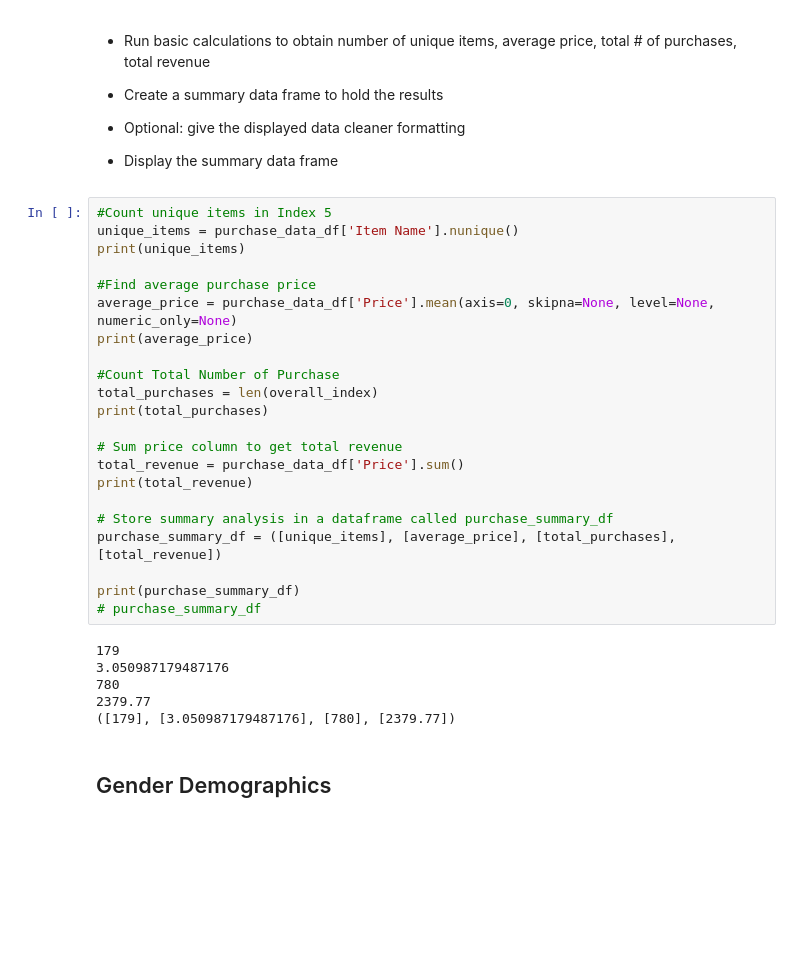
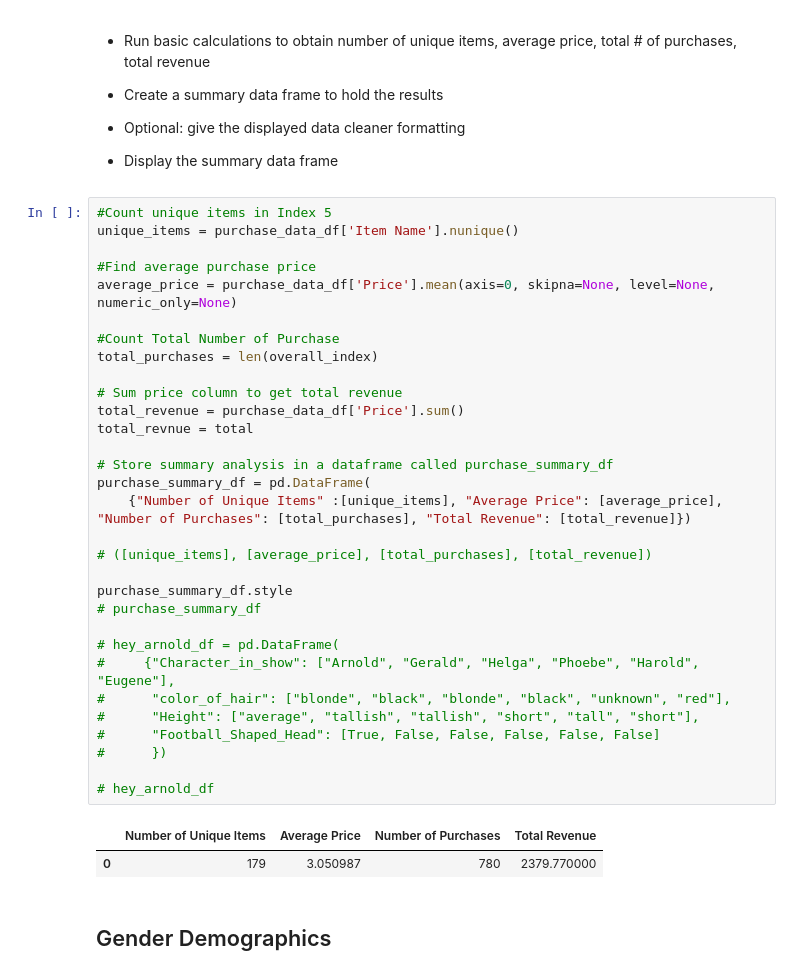
Before and after one commit to ruthhinkle/pandas-challenge, a Jupyter notebook: HeroesOfPymoli_RUTH.ipynb, the cells around one changed output. Drawn from its saved outputs; the diff is of its cells as text; blank space fills up the shorter version.

Commit message:
styled first summary df

```diff
--- a/HeroesOfPymoli_RUTH.ipynb
+++ b/HeroesOfPymoli_RUTH.ipynb
@@ -53,31 +48,37 @@ print(num_unique_players)
 # %%
 #Count unique items in Index 5
 unique_items = purchase_data_df['Item Name'].nunique()
-print(unique_items)
 
 #Find average purchase price
 average_price = purchase_data_df['Price'].mean(axis=0, skipna=None, level=None, numeric_only=None)
-print(average_price)
 
 #Count Total Number of Purchase
 total_purchases = len(overall_index)
-print(total_purchases)
 
 # Sum price column to get total revenue
 total_revenue = purchase_data_df['Price'].sum()
-print(total_revenue)
+total_revnue = total
 
 # Store summary analysis in a dataframe called purchase_summary_df
-purchase_summary_df = ([unique_items], [average_price], [total_purchases], [total_revenue])
+purchase_summary_df = pd.DataFrame(
+    {"Number of Unique Items" :[unique_items], "Average Price": [average_price], "Number of Purchases": [total_purchases], "Total Revenue": [total_revenue]})
 
-print(purchase_summary_df)
+# ([unique_items], [average_price], [total_purchases], [total_revenue])
+
+purchase_summary_df.style
 # purchase_summary_df
+
+# hey_arnold_df = pd.DataFrame(
+#     {"Character_in_show": ["Arnold", "Gerald", "Helga", "Phoebe", "Harold", "Eugene"],
+#      "color_of_hair": ["blonde", "black", "blonde", "black", "unknown", "red"],
+#      "Height": ["average", "tallish", "tallish", "short", "tall", "short"],
+#      "Football_Shaped_Head": [True, False, False, False, False, False]
+#      })
+
+# hey_arnold_df
 # %% [output]
-179
-3.050987179487176
-780
-2379.77
-([179], [3.050987179487176], [780], [2379.77])
+|  | Number of Unique Items | Average Price | Number of Purchases | Total Revenue |
+| 0 | 179 | 3.050987 | 780 | 2379.770000 |
 # %% [markdown]
 ## Gender Demographics
 # %% [markdown]
```
Also changed, not shown: parts of 1 cell of this notebook.
